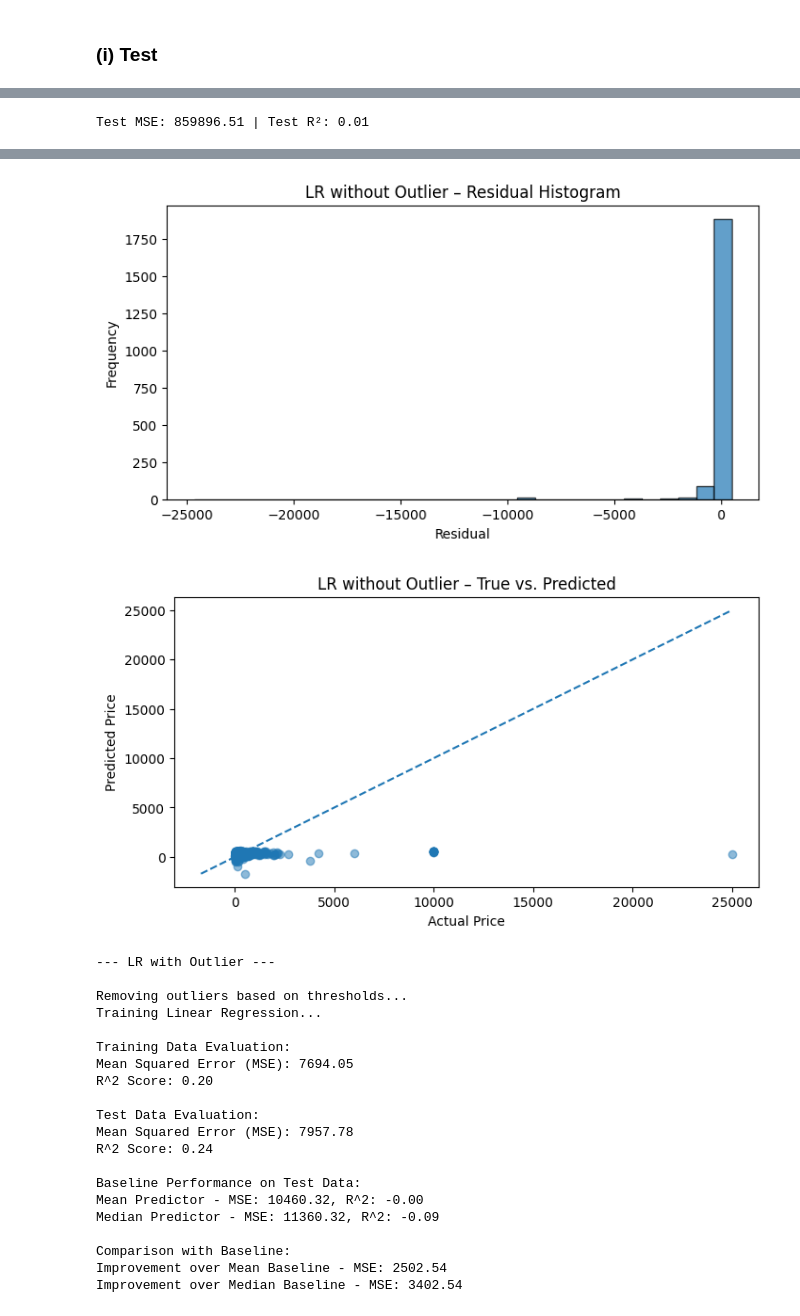
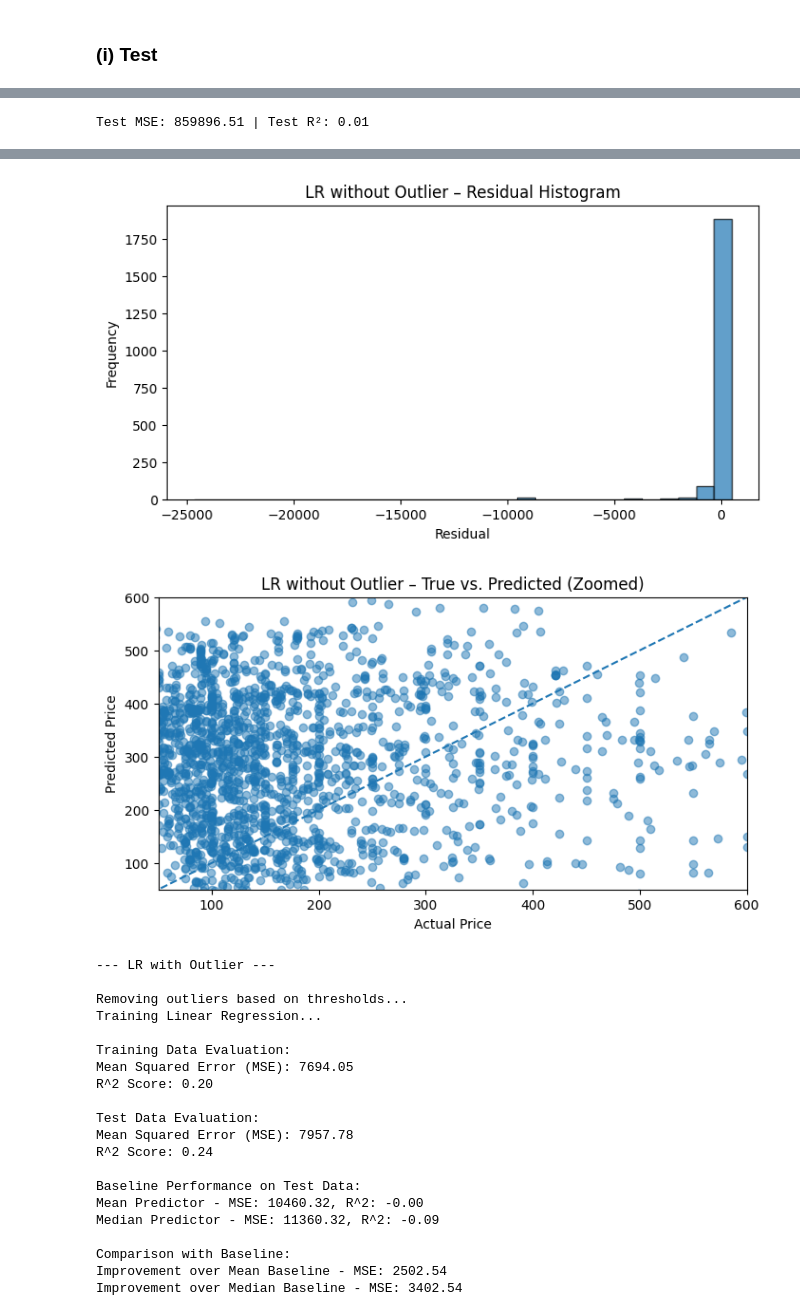
Before and after one commit to kempefelix/Prediction-of-Airbnb-Rental-Prices-using-Machine-Learning, a Jupyter notebook: Modeling_Regression.ipynb, the cells around one changed output, grey strips where cells are left out. Saved outputs shown, nothing was run; the diff lists cells and outputs as text; code cells hidden in the pictures.

Commit message:
modified model notebook

```diff
--- a/Modeling_Regression.ipynb
+++ b/Modeling_Regression.ipynb
@@ -670,47 +671,64 @@ for name, drop_outliers, model_type in configs:
     plt.show()
     plt.close(fig2)
 
-    # 7) True vs. Predicted mit Identity-Line
+    # 7) True vs. Predicted mit Identity-Line + Zoom
+
     fig3, ax3 = plt.subplots(figsize=(8,4))
     ax3.scatter(y_test, y_pred, alpha=0.5)
+
+    # Identity line y = x
     mn = min(y_test.min(), y_pred.min())
     mx = max(y_test.max(), y_pred.max())
     ax3.plot([mn, mx], [mn, mx], linestyle='--')
-    ax3.set_title(f"{name} – True vs. Predicted")
+
+    # Hier reinzoomen (5th–95th Perzentil)
+    low = np.percentile(y_test, 5)
+    high = np.percentile(y_test, 95)
+    ax3.set_xlim(low, high)
+    ax3.set_ylim(low, high)
+
+    ax3.set_title(f"{name} – True vs. Predicted (Zoomed)")
     ax3.set_xlabel('Actual Price')
     ax3.set_ylabel('Predicted Price')
 
-    fn3 = os.path.join("results", f"regline_{name.replace(' ', '_')}.png")
+    fn3 = os.path.join("results", f"regline_zoomed_{name.replace(' ', '_')}.png")
     fig3.savefig(fn3, dpi=300, bbox_inches="tight")
     plt.show()
     plt.close(fig3)
 
+    fn_model = os.path.join("results", f"model_{name.replace(' ', '_')}.pkl")
+    with open(fn_model, "wb") as f:
+        pickle.dump({
+            "model": model,
+            "scaler": scaler
+        }, f)
+
 metrics_df = pd.DataFrame(metrics)
 metrics_df.to_csv("results/test_metrics.csv", index=False)
 # %% [output]
 --- LR without Outlier ---
 Training Linear Regression...
 
 Training Data Evaluation:
 Mean Squared Error (MSE): 1248480.12
 R^2 Score: 0.02
 
 Test Data Evaluation:
 Mean Squared Error (MSE): 54710.08
 R^2 Score: -0.77
 
 Baseline Performance on Test Data:
 Mean Predictor - MSE: 41471.20, R^2: -0.35
 Median Predictor - MSE: 33511.95, R^2: -0.09
 
 Comparison with Baseline:
 Improvement over Mean Baseline - MSE: -13238.88
 Improvement over Median Baseline - MSE: -21198.13
 [figure]
 Test MSE: 859896.51 | Test R²: 0.01
 [figure]
 [figure]
-[figure, old version]
+[figure, new version]
 --- LR with Outlier ---
 
 Removing outliers based on thresholds...
```
Also changed, not shown: parts of 2 cells of this notebook, 10 other files.
